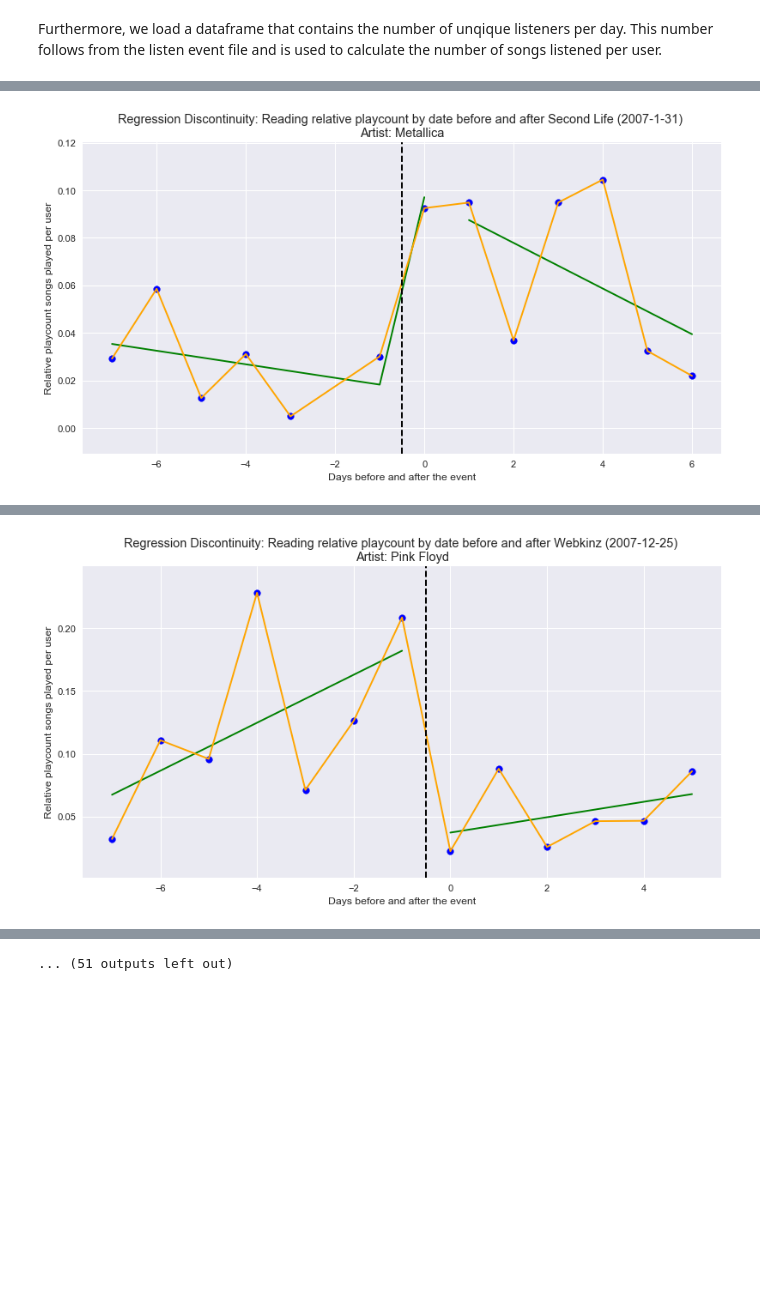
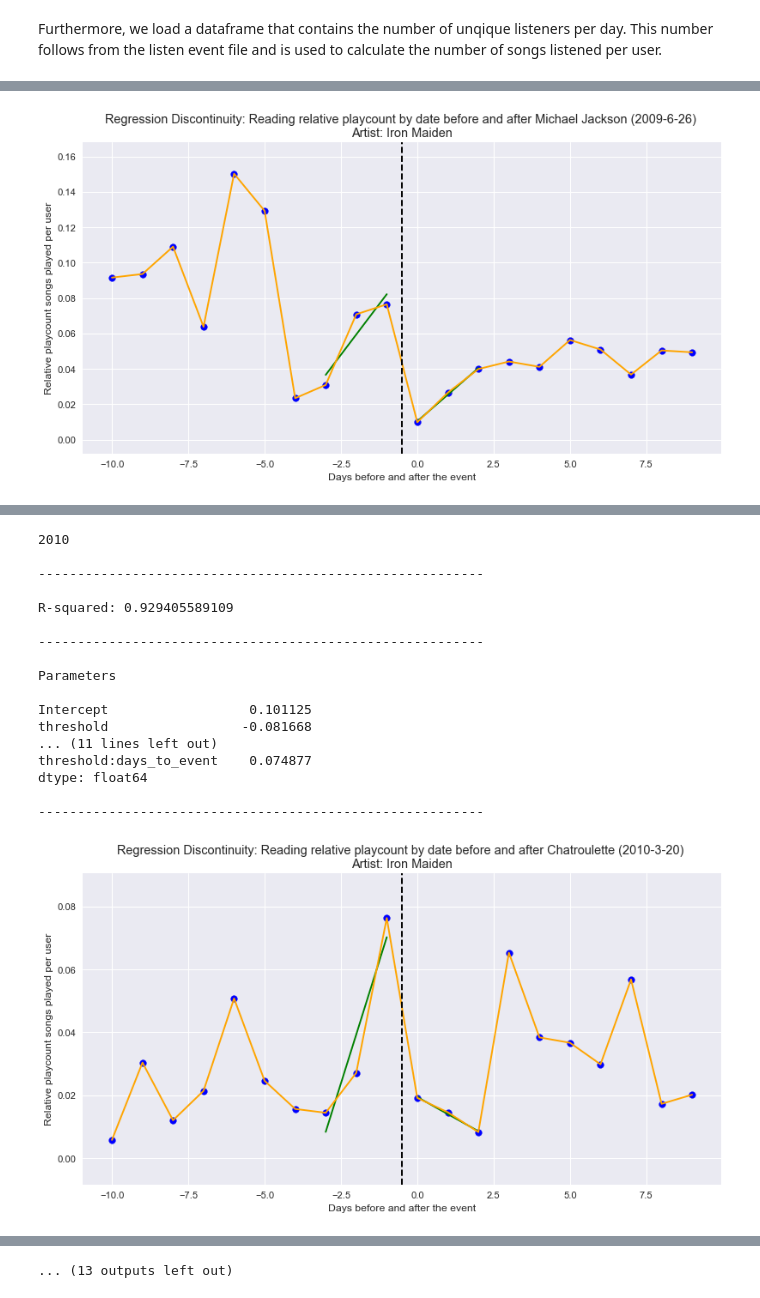
Before and after one commit to EelcoWiechert/JKU2017_music_events_impact, a Jupyter notebook: RDD-artists.ipynb, the cells around one changed output, grey strips where cells are left out. Drawn from its saved outputs; the diff is of its cells as text; code cells hidden in the pictures; blank space fills up the shorter version.

Commit message:
Updated artist RDD

```diff
--- a/RDD-artists.ipynb
+++ b/RDD-artists.ipynb
@@ -184,3 +192,0 @@ We concatinate both the event and unqiue user dataframe, and add a new column th
-# %%
-DF = df_filter
-print(DF.head())
@@ -207,18 +195,24 @@ The Forcing Variable (csize) is centered around the cutoff, and the cutoff predi
 # %%
+N=3
+
 artist_list = list(set(list(DF.artist)))
+RDD_results = []
 
 for year in list(set(DF['year'])):
+
+    print(year)
 
     for artist in artist_list:
 
         df_focus = DF[((DF.year == year) & (DF.artist == artist))]
-
 
         for index, row in events_filtered.iterrows():
             if row.year == year:
                 dateEvent = row.date
                 dateBefore = row.date - timedelta(days=N)
                 dateAfter = row.date + timedelta(days=N)
+                interestBefore = row.date - timedelta(days=10)
+                interestAfter = row.date + timedelta(days=10)
 
                 def threshold(size):
                     if(size>=dateEvent):
@@ -229,35 +223,24 @@ for year in list(set(DF['year'])):
                     delta = size - dateEvent
                     return delta.days
 
-                def linear_decrease_from_event(size):
-                    delta = size - dateEvent
-                    if delta.days < 0:
-                        return 0
-                    else:
-                        value = 7 - delta.days
-                        return value
-
-                def exp_decrease_from_event(size):
-                    delta = size - dateEvent
-                    if delta.days < 0:
-                        return 0
-                    else:
-                        value = 49 - math.pow(delta.days, 2)
-                        return value
-
                 # ONLY FOR X DAYS BEFORE AND AFTER THE EVENT
                 data = df_focus[(df_focus.index < dateAfter) & (df_focus.index >= dateBefore)]
+                data_interest = df_focus[(df_focus.index < interestAfter) & (df_focus.index >= interestBefore)]
 
                 # WHEN THE FILTERING RETURNS AN EMPTY DATAFRAME => CONTINUE
-                if data.empty or len(list(data.relative_play)) < 12:
+                if data.empty or len(list(data.relative_play)) < 5:
                     continue
 
                 data['threshold'] = data.index.map(threshold)
                 data['days_to_event'] = data.index.map(days_to_event)
-                data['linear_decrease_after_event'] = data.index.map(linear_decrease_from_event)
-                data['exp_decrease_after_event'] = data.index.map(exp_decrease_from_event)
+
+                data_interest['days_to_event'] = data_interest.index.map(days_to_event)
 
                 result = sm.ols(formula="relative_play ~ threshold + days_to_event + threshold * days_to_event", data=data).fit()
+
+                r = [str(row.description), str(row.category), artist, str(row.year) + '-'+ str(row.month) + '-'+ str(row.day), result.rsquared, result.params.Intercept, result.params.days_to_event, result.params.threshold, result.params[3], result.pvalues.Intercept, result.pvalues.days_to_event, result.pvalues.threshold, result.pvalues[3]]
+                #print(r)
+                RDD_results.append(r)
 
                 # If sinificant, plot lines
                 if result.pvalues['threshold'] <0.05:
@@ -286,10 +269,10 @@ for year in list(set(DF['year'])):
                     print('')
 
                     plt.figure(num=None, figsize=(12, 6), dpi=80, facecolor='w', edgecolor='k')
-                    plt.scatter(data.days_to_event,data.relative_play, color="blue")
-                    plt.plot(data.days_to_event[:7], result.predict()[:7], '-', color='green')
-                    plt.plot(data.days_to_event[7:], result.predict()[7:], '-', color='green')
-                    plt.plot(data.days_to_event, data.relative_play, '-', color='orange')
+                    plt.scatter(data_interest.days_to_event,data_interest.relative_play, color="blue")
+                    plt.plot(data.days_to_event[:3], result.predict()[:3], '-', color='green')
+                    plt.plot(data.days_to_event[3:], result.predict()[3:], '-', color='green')
+                    plt.plot(data_interest.days_to_event, data_interest.relative_play, '-', color='orange')
                     plt.axvline(x=-0.5,color="black", linestyle="--")
                     plt.xlabel('Days before and after the event')
                     plt.ylabel('Relative playcount songs played per user')
@@ -297,4 +280,7 @@ for year in list(set(DF['year'])):
                     #plt.savefig('../data/figures/RDD_' + str(row.description) + '_' + str(row.year) + '-'+ str(row.month) + '-'+ str(row.day) + '.png', dpi=300)
                     #plt.close()
                     plt.show()
+                break
+
+print('done')
 # %% [output]
@@ -370 +353 @@ dtype: float64
-[figure, old version]
+[figure, new version]
@@ -388 +354,18 @@ dtype: float64
+2010
+
+---------------------------------------------------------
+
+R-squared: 0.929405589109
+
+---------------------------------------------------------
+
+Parameters
+
+Intercept                  0.101125
+threshold                 -0.081668
+... (11 lines left out)
+threshold:days_to_event    0.074877
+dtype: float64
+
+---------------------------------------------------------
-[figure, old version]
+[figure, new version]
@@ -424 +390 @@ dtype: float64
-... (51 outputs left out)
+... (13 outputs left out)
```
Also changed, not shown: parts of 14 cells of this notebook.
